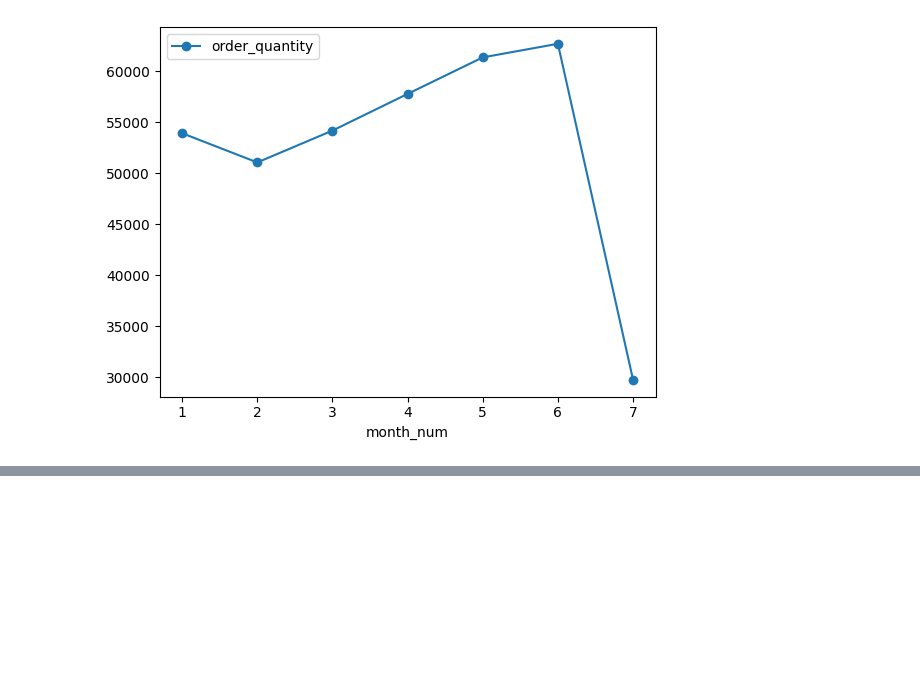
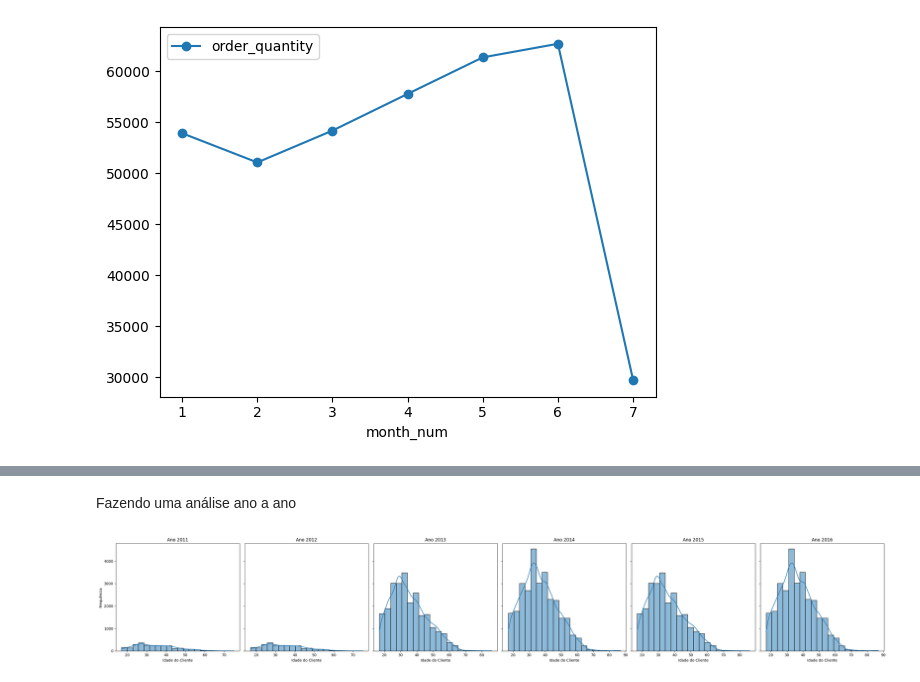
Before and after one commit to TayanSequeira/Skill-Case_Bikes, a Jupyter notebook: case_bikes.ipynb, the cells around one changed output, grey strips where cells are left out. Drawn from its saved outputs; the diff is of its cells as text; code cells hidden in the pictures; blank space fills up the shorter version.

```diff
--- a/case_bikes.ipynb
+++ b/case_bikes.ipynb
@@ -215,0 +280,18 @@ Quantidade total de vendas - ano de 2016
+# %% [markdown]
+Fazendo uma análise ano a ano
+# %%
+years = sorted(df["year"].unique()) # Lita de anos ordenada
+num_year = len(years) # Número total de anos
+fig, axes = plt.subplots(1, num_year, figsize = (5 *num_year,5), sharey=True)
+
+# Plotando um histograma para cada ano
+for i, year in enumerate(years):
+    sns.histplot(df[df["year"] == year]["customer_age"], bins=20, ax=axes[i], kde=True)
+    axes[i].set_title(f"Ano {year}")
+    axes[i].set_xlabel("Idade do Cliente")
+    axes[i].set_ylabel("Frequência")
+
+plt.tight_layout()
+plt.show()
+# %% [output]
+[figure, added]
```
Also changed, not shown: parts of 35 cells of this notebook.
